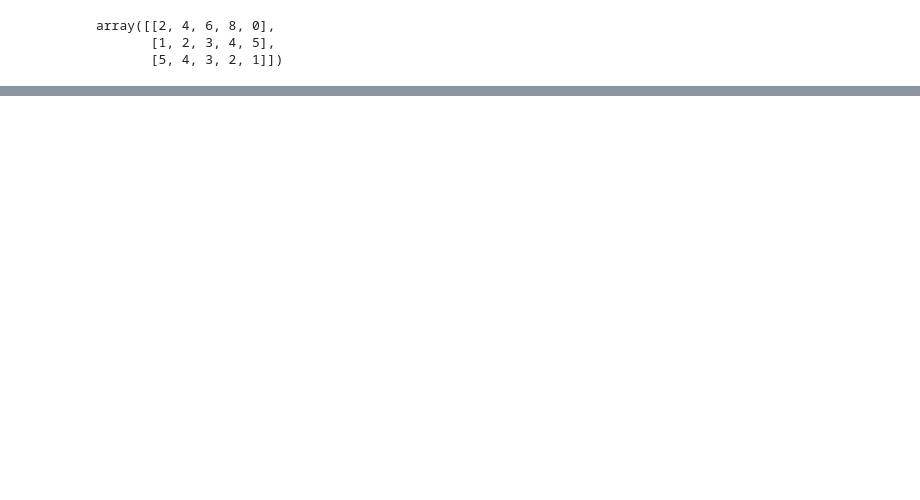
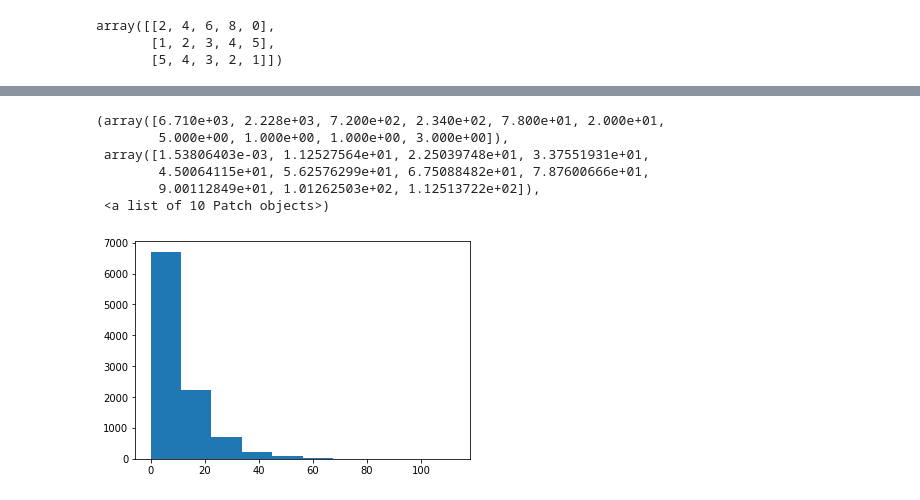
Before and after one commit to jennifer-ryan/numpy.random-project, a Jupyter notebook: numpy.random.ipynb, the cells around one changed output, grey strips where cells are left out. Cells and saved outputs as stored; diff of their text form; code cells hidden in the pictures; blank space fills up the shorter version.

```diff
--- a/numpy.random.ipynb
+++ b/numpy.random.ipynb
@@ -213,0 +260,11 @@ array([[2, 4, 6, 8, 0],
+# %%
+x = np.random.exponential(10, size = 10000)
+plt.hist(x)
+# %% [output]
+(array([6.710e+03, 2.228e+03, 7.200e+02, 2.340e+02, 7.800e+01, 2.000e+01,
+        5.000e+00, 1.000e+00, 1.000e+00, 3.000e+00]),
+ array([1.53806403e-03, 1.12527564e+01, 2.25039748e+01, 3.37551931e+01,
+        4.50064115e+01, 5.62576299e+01, 6.75088482e+01, 7.87600666e+01,
+        9.00112849e+01, 1.01262503e+02, 1.12513722e+02]),
+ <a list of 10 Patch objects>)
+[figure, added]
```
Also changed, not shown: parts of 33 cells of this notebook.
